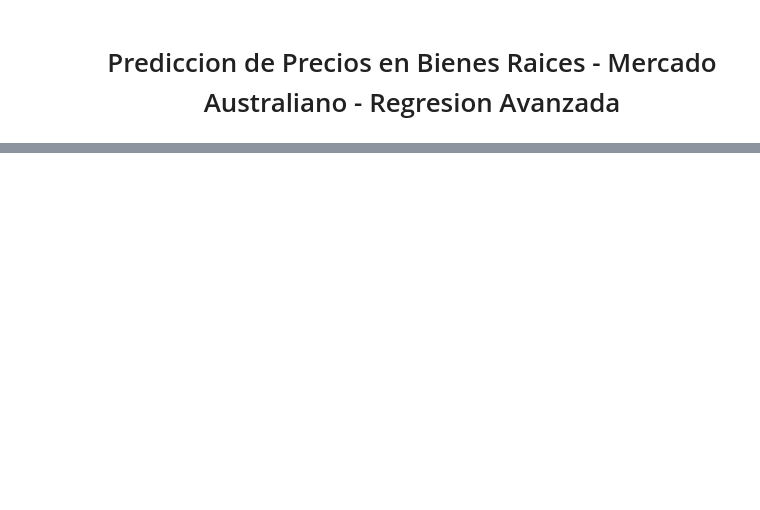
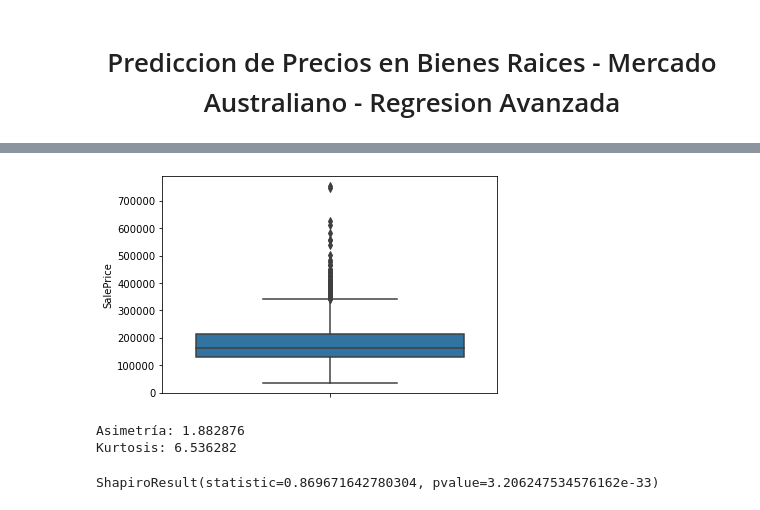
Before and after one commit to DaniVillalobos/ds_ml_proyecto1, a Jupyter notebook: MDSv3_ML_P1_Regresion Avanzada.ipynb, the cells around one changed output, grey strips where cells are left out. Drawn from its saved outputs; the diff is of its cells as text; code cells hidden in the pictures; blank space fills up the shorter version.

```diff
--- a/MDSv3_ML_P1_Regresion Avanzada.ipynb
+++ b/MDSv3_ML_P1_Regresion Avanzada.ipynb
@@ -87,0 +455,13 @@ raw_data = pd.read_csv(DATA_FILE_PATH)
+# %%
+sns.boxplot(y = data["SalePrice"])
+plt.show()
+# %% [output]
+[figure, added]
+# %%
+print("Asimetría: %f" % data['SalePrice'].skew())
+print("Kurtosis: %f" % data['SalePrice'].kurt())
+shapiro(data['SalePrice'])
+# %% [output]
+Asimetría: 1.882876
+Kurtosis: 6.536282
+ShapiroResult(statistic=0.869671642780304, pvalue=3.206247534576162e-33)
```
Also changed, not shown: parts of 149 cells of this notebook.
